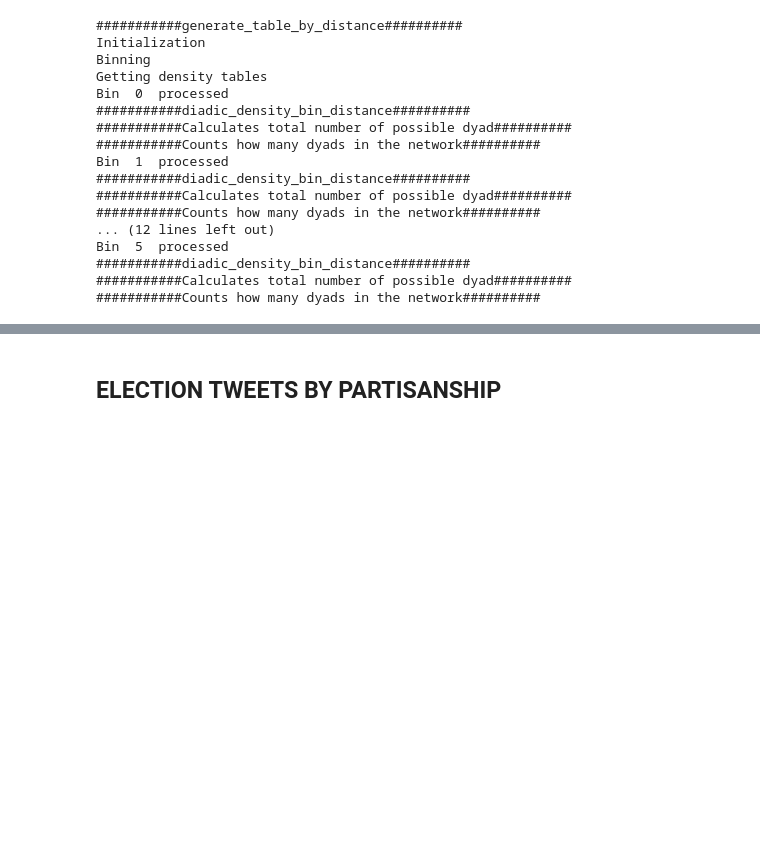
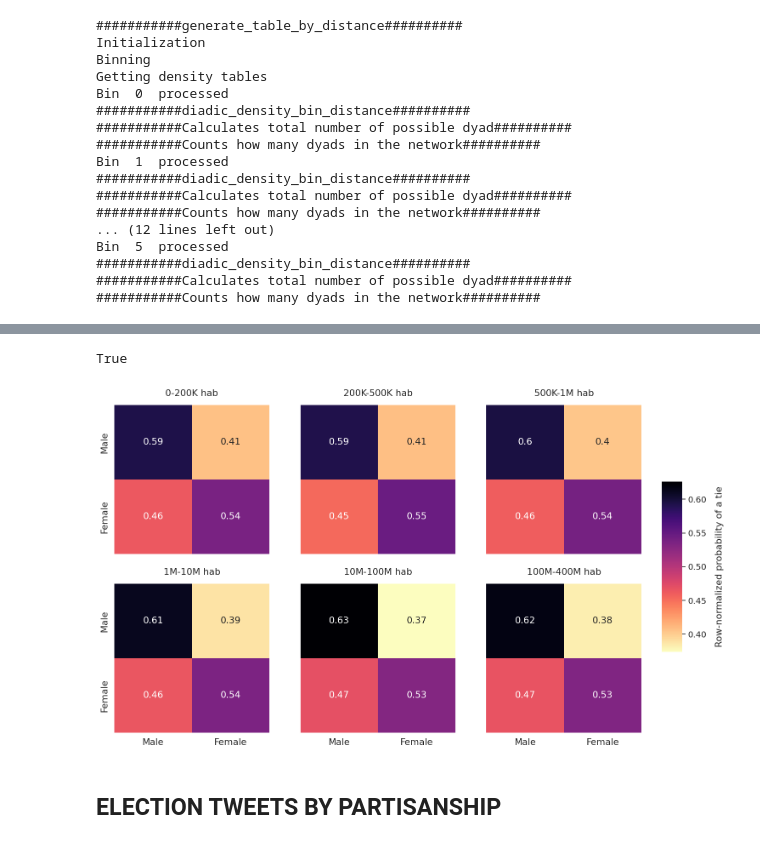
Before and after one commit to quintanaMathe/Twitter-Followers, a Jupyter notebook: two_variable_heatmaps.ipynb, the cells around one changed output, grey strips where cells are left out. Drawn from its saved outputs; the diff is of its cells as text; code cells hidden in the pictures; blank space fills up the shorter version.

```diff
--- a/two_variable_heatmaps.ipynb
+++ b/two_variable_heatmaps.ipynb
@@ -195,0 +226,4 @@ True
+# %%
+out_gender = fn.generate_table_by_distance("gender", G, tie_pop, rand_pop,
+                                    bins_tab, factor,
+                                    ['Male','Female'])
@@ -196,3 +248,11 @@ True
+# %%
+fn.genreate_heatmaps_by_distance("Gender", out_gender, bins = bins_lab, unit = "hab",
+                                 is_row_normal = True, sup = " by population in radius", font_scale = 1.3,
+                                 xticklabels=['Male', "Female"], title = False,
+                                file_name = "Plots/Trivariate/gender_rownorm.png", size=(16,10))
+# %% [output]
+True
+[figure, added]
 # %% [markdown]
 ## ELECTION TWEETS BY PARTISANSHIP
 # %%
```
Also changed, not shown: parts of 18 cells of this notebook, 5 other files.
